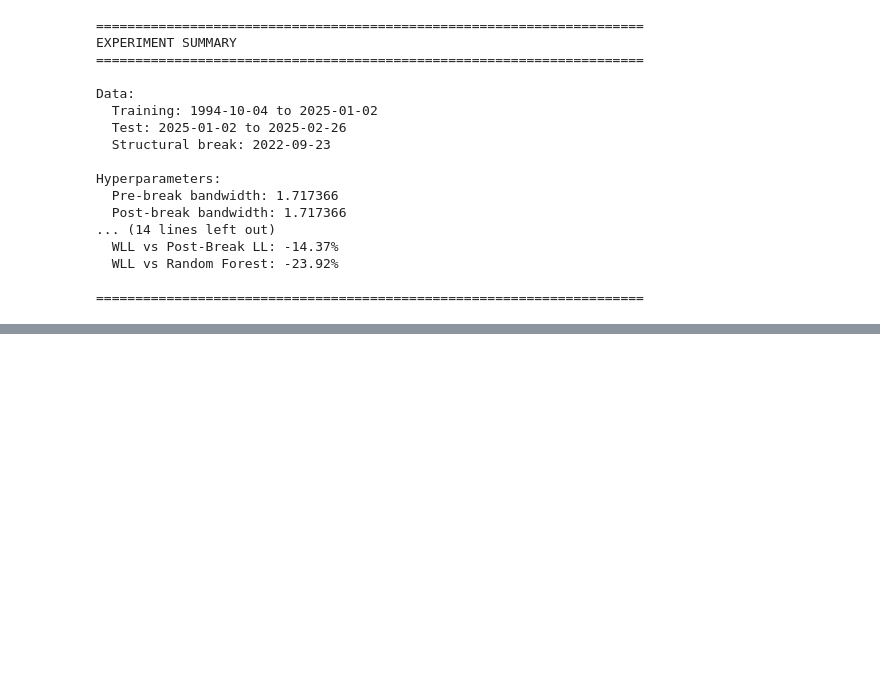
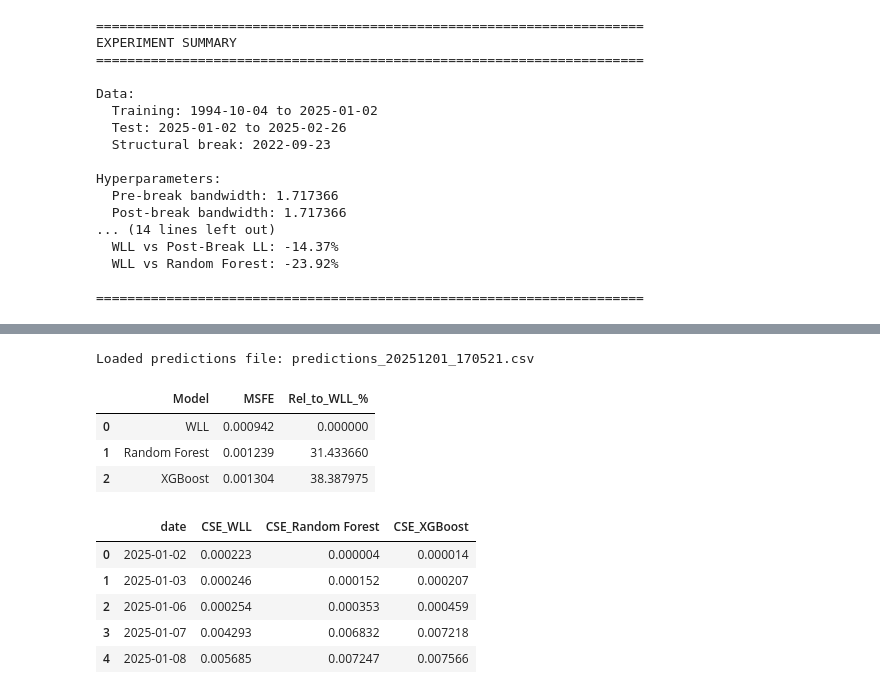
Before and after one commit to MrNovocain/Cocoa, a Jupyter notebook: notebooks/WLL_Cocoa_Experiment.ipynb, the cells around one changed output, grey strips where cells are left out. Cells and saved outputs as stored; diff of their text form; code cells hidden in the pictures; blank space fills up the shorter version.

```diff
--- a/notebooks/WLL_Cocoa_Experiment.ipynb
+++ b/notebooks/WLL_Cocoa_Experiment.ipynb
@@ -891,0 +893,57 @@ Results saved to: W:\Research\NP\Cocoa\output\experiment_results
+# %%
+from pathlib import Path
+import pandas as pd
+import numpy as np
+
+# Load latest predictions file
+pred_dir = Path.cwd().parent / "output" / "experiment_results"
+pred_file = sorted(pred_dir.glob("predictions_*.csv"))[-1]
+pred_use = pd.read_csv(pred_file).sort_values('date').reset_index(drop=True)
+
+models_to_check = ["WLL", "Random Forest", "XGBoost"]
+y_true = pred_use["y_true"].to_numpy()
+dates = pd.to_datetime(pred_use["date"])
+
+print(f"Loaded predictions file: {pred_file.name}")
+# %% [output]
+Loaded predictions file: predictions_20251201_170521.csv
+# %%
+# H1: overall post-break MSFE
+
+import numpy as np
+
+def msfe(y, yhat):
+    return np.mean((y - yhat) ** 2)
+
+msfe_rows = []
+for m in models_to_check:
+    m_msfe = msfe(y_true, pred_use[m].to_numpy())
+    msfe_rows.append({"Model": m, "MSFE": m_msfe})
+
+msfe_df = pd.DataFrame(msfe_rows)
+wll_msfe = msfe_df.loc[msfe_df["Model"] == "WLL", "MSFE"].values[0]
+msfe_df["Rel_to_WLL_%"] = (msfe_df["MSFE"] / wll_msfe - 1) * 100
+msfe_df.sort_values("MSFE")
+# %% [output]
+|  | Model | MSFE | Rel_to_WLL_% |
+| 0 | WLL | 0.000942 | 0.000000 |
+| 1 | Random Forest | 0.001239 | 31.433660 |
+| 2 | XGBoost | 0.001304 | 38.387975 |
+# %%
+# H2: early post-break cumulative squared error
+early_k = 60  # adjust window length as needed
+early_df = pred_use.iloc[:early_k].copy()
+
+cse_df = pd.DataFrame({"date": pd.to_datetime(early_df["date"] )})
+for m in models_to_check:
+    se = (early_df["y_true"] - early_df[m]) ** 2
+    cse_df[f"CSE_{m}"] = se.cumsum()
+
+cse_df.head()
+# %% [output]
+|  | date | CSE_WLL | CSE_Random Forest | CSE_XGBoost |
+| 0 | 2025-01-02 | 0.000223 | 0.000004 | 0.000014 |
+| 1 | 2025-01-03 | 0.000246 | 0.000152 | 0.000207 |
+| 2 | 2025-01-06 | 0.000254 | 0.000353 | 0.000459 |
+| 3 | 2025-01-07 | 0.004293 | 0.006832 | 0.007218 |
+| 4 | 2025-01-08 | 0.005685 | 0.007247 | 0.007566 |
```
Also changed, not shown: parts of 8 cells of this notebook, 1 other file.
